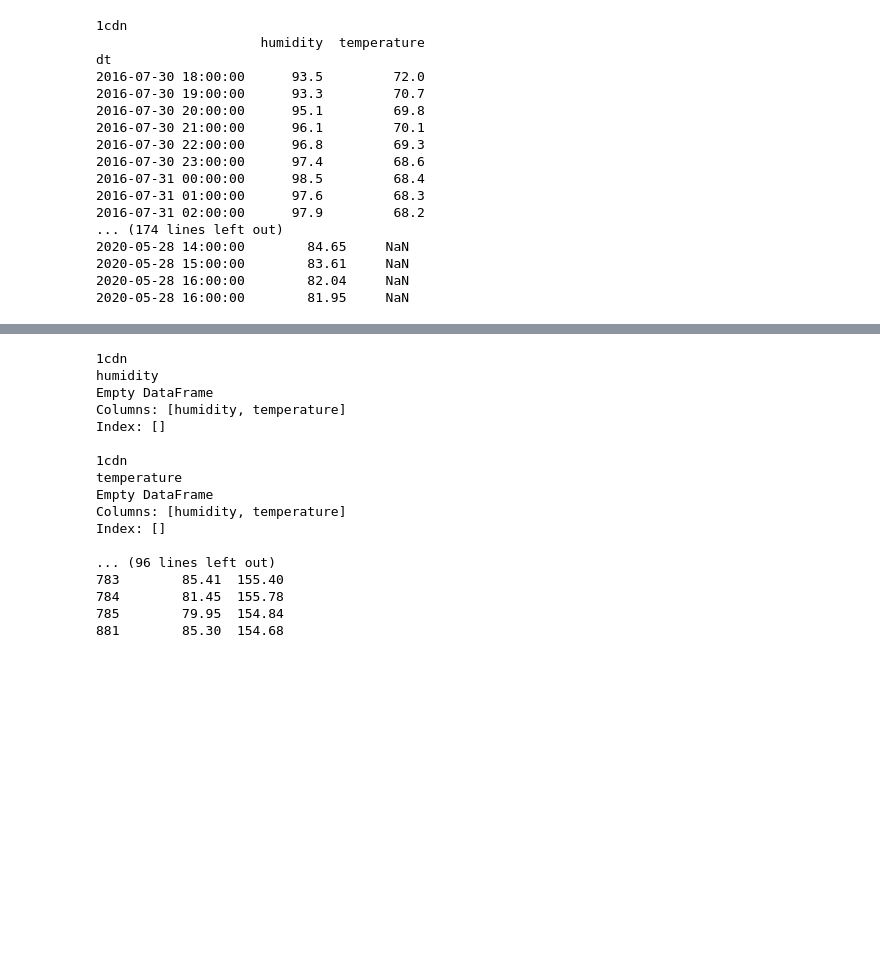
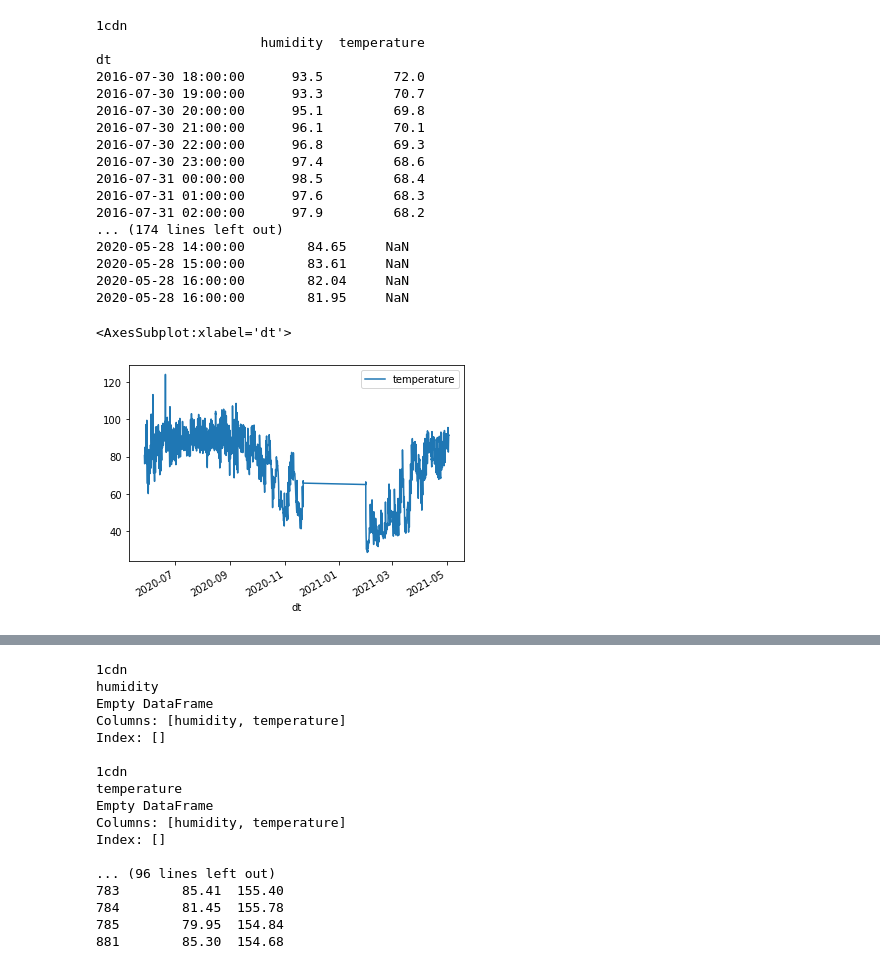
Before and after one commit to AFineSortie/Apicultural-Conservation-and-Technology, a Jupyter notebook: beecounted.ipynb, the cells around one changed output, grey strips where cells are left out. Cells and saved outputs as stored; diff of their text form; code cells hidden in the pictures; blank space fills up the shorter version.

```diff
--- a/beecounted.ipynb
+++ b/beecounted.ipynb
@@ -140,14 +140,13 @@ for hive in hive_dfs:
         print(hive_dfs[hive].head(20), "/n")
 
         #Drop nulls
-        hive_dfs[hive].dropna(inplace = True)
+        #hive_dfs[hive].dropna(inplace = True)
     elif len(hive_dfs[hive].keys()) == 2:
         hive_dfs[hive] = hive_dfs[hive][keys[0]].merge(hive_dfs[hive][keys[1]], how='left', on='dt')
         print(hive)
         print(hive_dfs[hive].head(20), "\n")
-
         #Drop nulls
-        hive_dfs[hive].dropna(inplace = True)
+        #hive_dfs[hive].dropna(inplace = True)
 # %% [output]
 1cdn
                      humidity  temperature
@@ -166,3 +165,8 @@ dt
 2020-05-28 15:00:00        83.61     NaN
 2020-05-28 16:00:00        82.04     NaN
 2020-05-28 16:00:00        81.95     NaN
+# %%
+hive_dfs["OAco"].plot(y="temperature")
+# %% [output]
+<AxesSubplot:xlabel='dt'>
+[figure, added]
```
Also changed, not shown: parts of 6 cells of this notebook, 1 other file.
